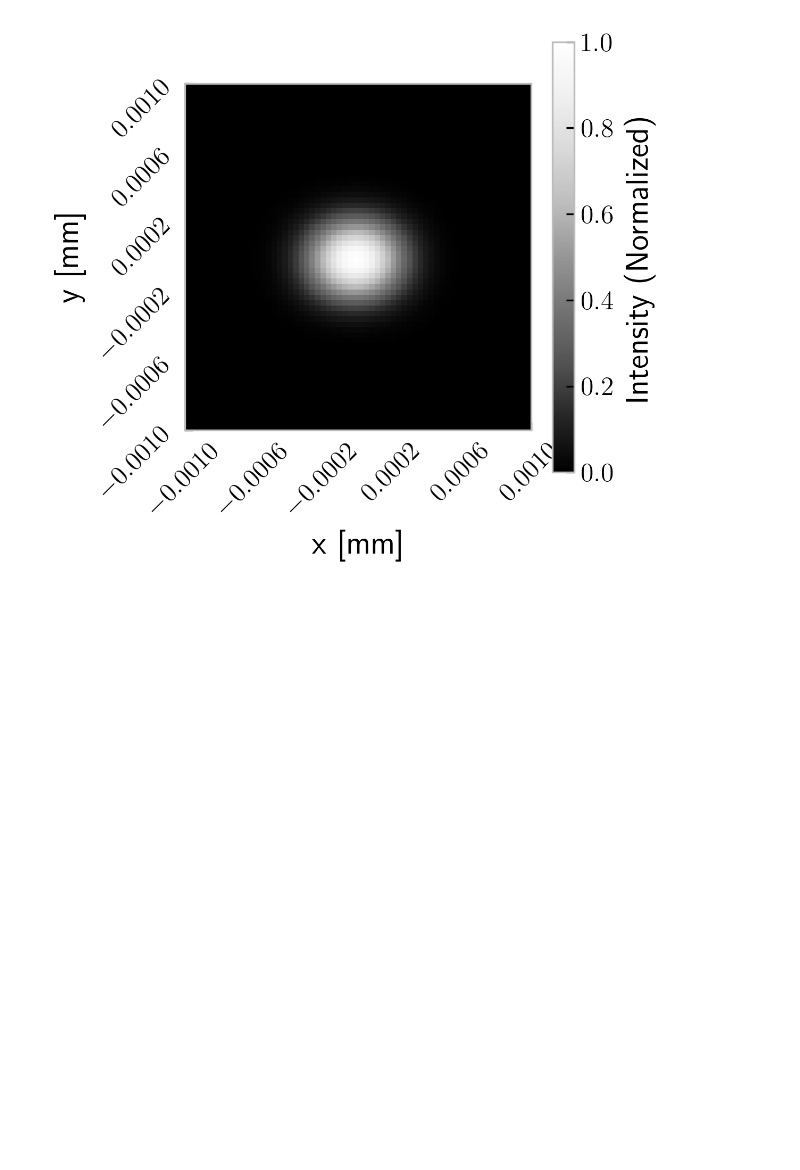
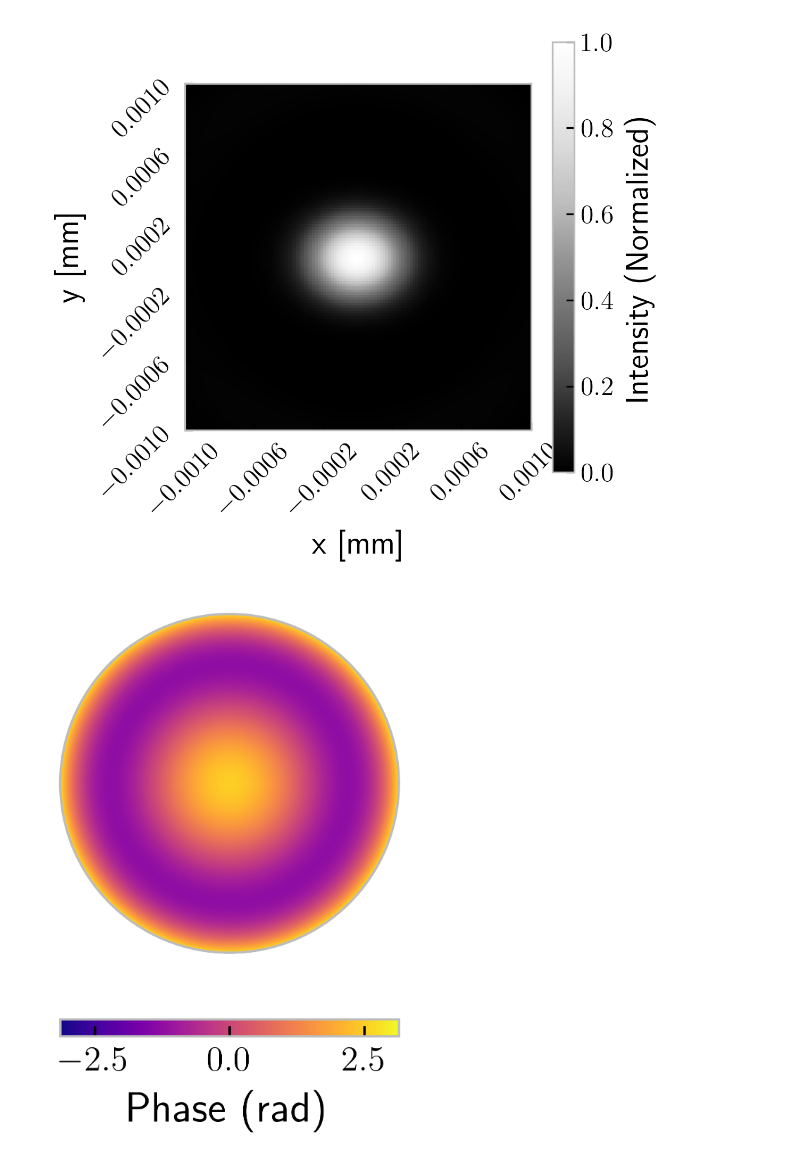
Before and after one commit to maxw179/summer_2026_lab, a Jupyter notebook: mcmc_deconvolve/blind_deconvolve.ipynb, the cells around one changed output. Saved outputs shown, nothing was run; the diff lists cells and outputs as text; code cells hidden in the pictures; blank space fills up the shorter version.

```diff
--- a/mcmc_deconvolve/blind_deconvolve.ipynb
+++ b/mcmc_deconvolve/blind_deconvolve.ipynb
@@ -72,4 +77,8 @@ x, y, PSF = microscope.compute_PSF(grid, aberration)
 plot_intensity(x, y, PSF)
 # %% [output]
 [figure]
+# %%
+zernike_plot(aberration.construct_map(alpha), alpha)
+# %% [output]
+[figure, added]
 # %%
```
Also changed, not shown: parts of 26 cells of this notebook, 34 other files.
